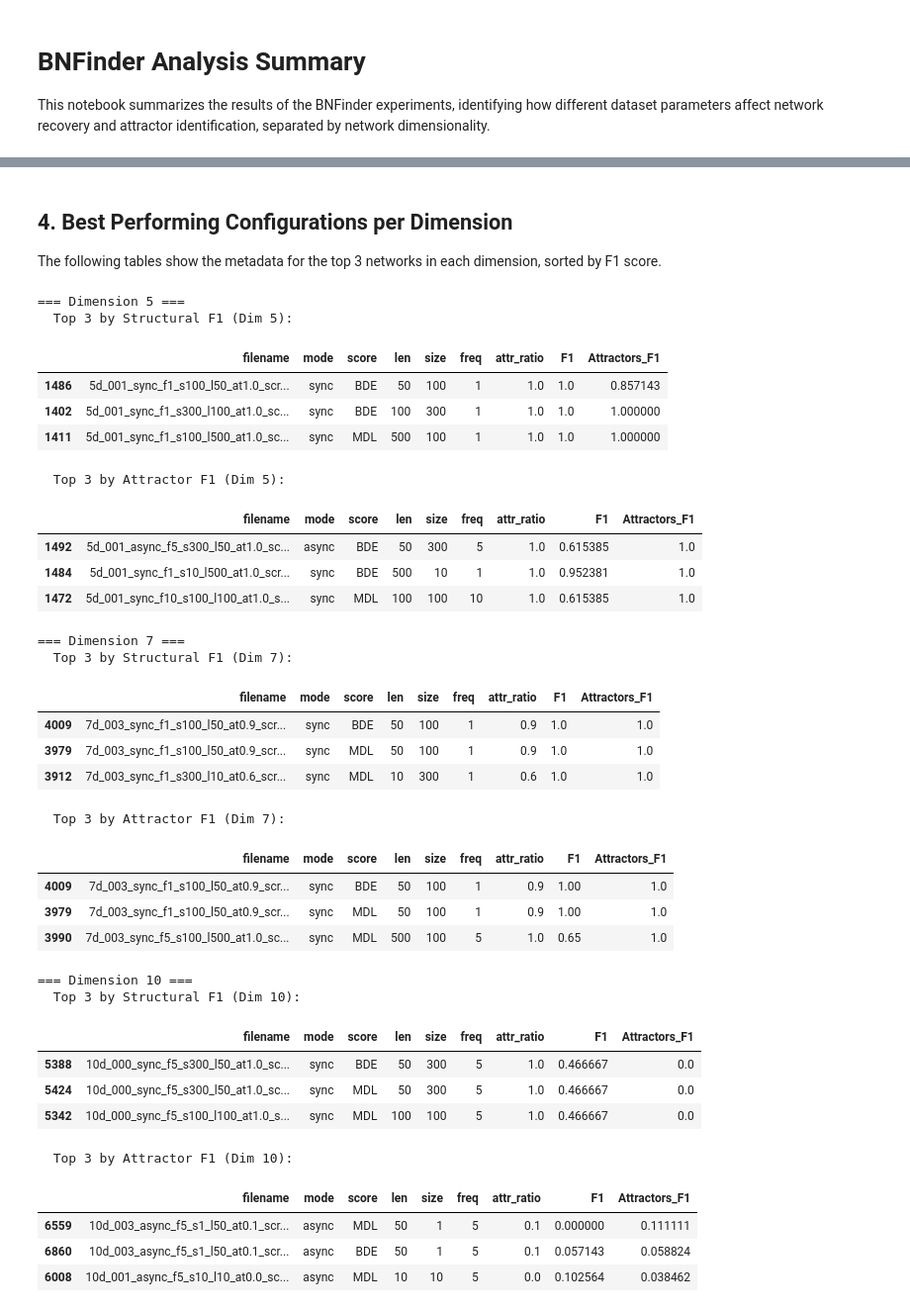
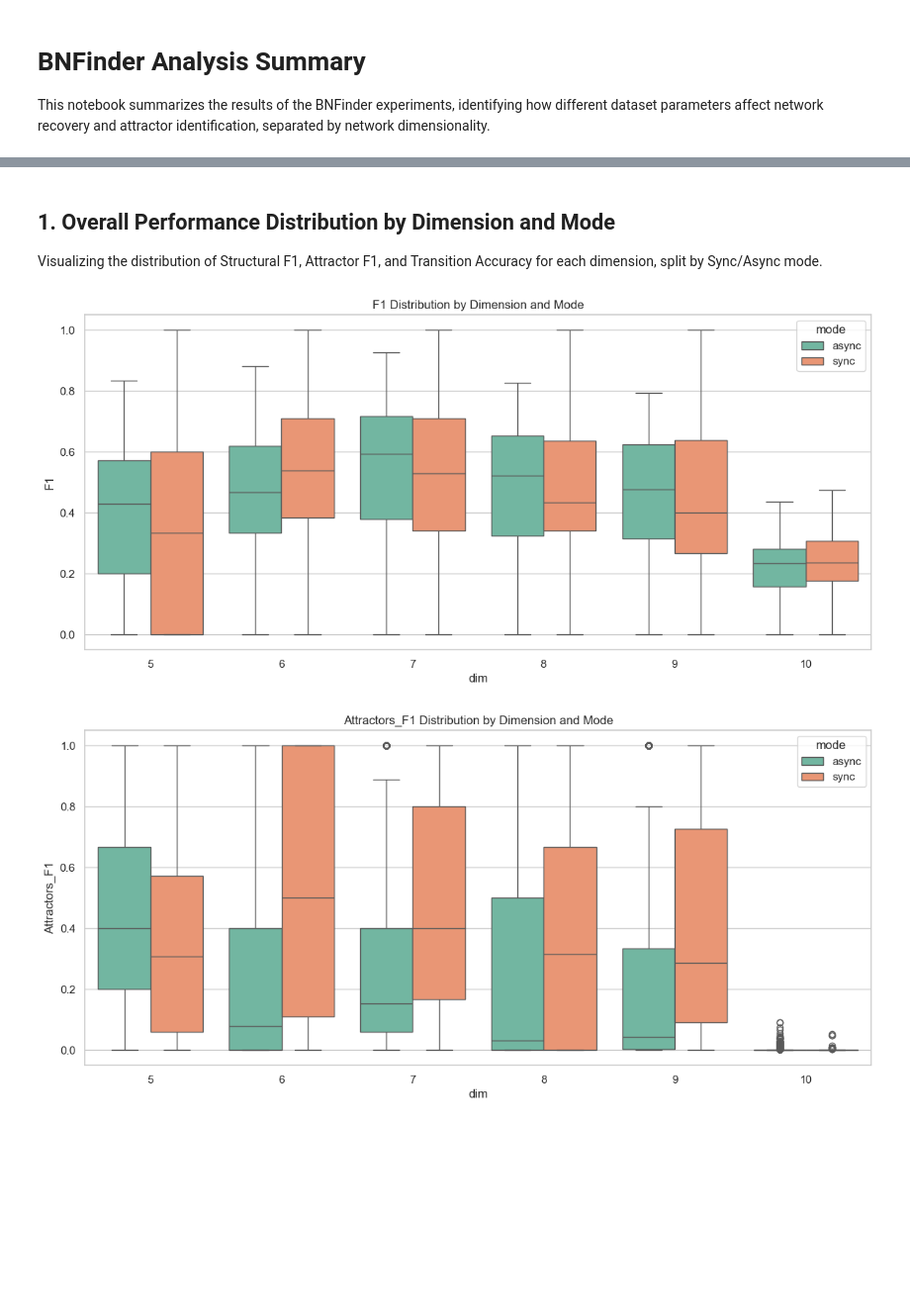
Before and after one commit to marcinnowakowski/boolean_bayesian_networks, a Jupyter notebook: analysis/summary_notebook.ipynb, the cells around one changed output, grey strips where cells are left out. Shown at 99% size. Drawn from its saved outputs; the diff is of its cells as text; code cells hidden in the pictures; blank space fills up the shorter version.

```diff
--- a/analysis/summary_notebook.ipynb
+++ b/analysis/summary_notebook.ipynb
@@ -183,53 +64,15 @@ if not df.empty:
-# %% [markdown]
-## 4. Best Performing Configurations per Dimension
-
-The following tables show the metadata for the top 3 networks in each dimension, sorted by F1 score.
-# %%
-if not df.empty:
-    cols = ["filename", "mode", "score", "len", "size", "freq", "attr_ratio", "F1", "Attractors_F1"]
-
-    dims = df["dim"].unique()
-    for d in sorted(dims):
-        print(f"\n=== Dimension {d} ===")
-        dim_df = df[df["dim"] == d]
-
-        print(f"  Top 3 by Structural F1 (Dim {d}):")
-        display(dim_df.nlargest(3, "F1")[cols])
-
-        if "Attractors_F1" in dim_df.columns:
-            print(f"  Top 3 by Attractor F1 (Dim {d}):")
-            display(dim_df.nlargest(3, "Attractors_F1")[cols])
-# %% [output]
-=== Dimension 5 ===
-  Top 3 by Structural F1 (Dim 5):
-|  | filename | mode | score | len | size | freq | attr_ratio | F1 | Attractors_F1 |
-| 1486 | 5d_001_sync_f1_s100_l50_at1.0_scr... | sync | BDE | 50 | 100 | 1 | 1.0 | 1.0 | 0.857143 |
-| 1402 | 5d_001_sync_f1_s300_l100_at1.0_sc... | sync | BDE | 100 | 300 | 1 | 1.0 | 1.0 | 1.000000 |
-| 1411 | 5d_001_sync_f1_s100_l500_at1.0_sc... | sync | MDL | 500 | 100 | 1 | 1.0 | 1.0 | 1.000000 |
-  Top 3 by Attractor F1 (Dim 5):
-|  | filename | mode | score | len | size | freq | attr_ratio | F1 | Attractors_F1 |
-| 1492 | 5d_001_async_f5_s300_l50_at1.0_sc... | async | BDE | 50 | 300 | 5 | 1.0 | 0.615385 | 1.0 |
-| 1484 | 5d_001_sync_f1_s10_l500_at1.0_scr... | sync | BDE | 500 | 10 | 1 | 1.0 | 0.952381 | 1.0 |
-| 1472 | 5d_001_sync_f10_s100_l100_at1.0_s... | sync | MDL | 100 | 100 | 10 | 1.0 | 0.615385 | 1.0 |
-=== Dimension 7 ===
-  Top 3 by Structural F1 (Dim 7):
-|  | filename | mode | score | len | size | freq | attr_ratio | F1 | Attractors_F1 |
-| 4009 | 7d_003_sync_f1_s100_l50_at0.9_scr... | sync | BDE | 50 | 100 | 1 | 0.9 | 1.0 | 1.0 |
-| 3979 | 7d_003_sync_f1_s100_l50_at0.9_scr... | sync | MDL | 50 | 100 | 1 | 0.9 | 1.0 | 1.0 |
-| 3912 | 7d_003_sync_f1_s300_l10_at0.6_scr... | sync | MDL | 10 | 300 | 1 | 0.6 | 1.0 | 1.0 |
-  Top 3 by Attractor F1 (Dim 7):
-|  | filename | mode | score | len | size | freq | attr_ratio | F1 | Attractors_F1 |
-| 4009 | 7d_003_sync_f1_s100_l50_at0.9_scr... | sync | BDE | 50 | 100 | 1 | 0.9 | 1.00 | 1.0 |
-| 3979 | 7d_003_sync_f1_s100_l50_at0.9_scr... | sync | MDL | 50 | 100 | 1 | 0.9 | 1.00 | 1.0 |
-| 3990 | 7d_003_sync_f5_s100_l500_at1.0_sc... | sync | MDL | 500 | 100 | 5 | 1.0 | 0.65 | 1.0 |
-=== Dimension 10 ===
-  Top 3 by Structural F1 (Dim 10):
-|  | filename | mode | score | len | size | freq | attr_ratio | F1 | Attractors_F1 |
-| 5388 | 10d_000_sync_f5_s300_l50_at1.0_sc... | sync | BDE | 50 | 300 | 5 | 1.0 | 0.466667 | 0.0 |
-| 5424 | 10d_000_sync_f5_s300_l50_at1.0_sc... | sync | MDL | 50 | 300 | 5 | 1.0 | 0.466667 | 0.0 |
-| 5342 | 10d_000_sync_f5_s100_l100_at1.0_s... | sync | MDL | 100 | 100 | 5 | 1.0 | 0.466667 | 0.0 |
-  Top 3 by Attractor F1 (Dim 10):
-|  | filename | mode | score | len | size | freq | attr_ratio | F1 | Attractors_F1 |
-| 6559 | 10d_003_async_f5_s1_l50_at0.1_scr... | async | MDL | 50 | 1 | 5 | 0.1 | 0.000000 | 0.111111 |
-| 6860 | 10d_003_async_f5_s1_l50_at0.1_scr... | async | BDE | 50 | 1 | 5 | 0.1 | 0.057143 | 0.058824 |
-| 6008 | 10d_001_async_f5_s10_l10_at0.0_sc... | async | MDL | 10 | 10 | 5 | 0.0 | 0.102564 | 0.038462 |
+# %% [markdown]
+## 1. Overall Performance Distribution by Dimension and Mode
+
+Visualizing the distribution of Structural F1, Attractor F1, and Transition Accuracy for each dimension, split by Sync/Async mode.
+# %%
+if not df.empty:
+    for metric in metrics:
+        plt.figure(figsize=(14, 6))
+        sns.boxplot(data=df, x="dim", y=metric, hue="mode", palette="Set2")
+        plt.title(f"{metric} Distribution by Dimension and Mode")
+        plt.ylim(-0.05, 1.05)
+        plt.show()
+# %% [output]
+[figure, added]
+[figure, added]
```
Also changed, not shown: parts of 18 cells of this notebook, 2 other files.
